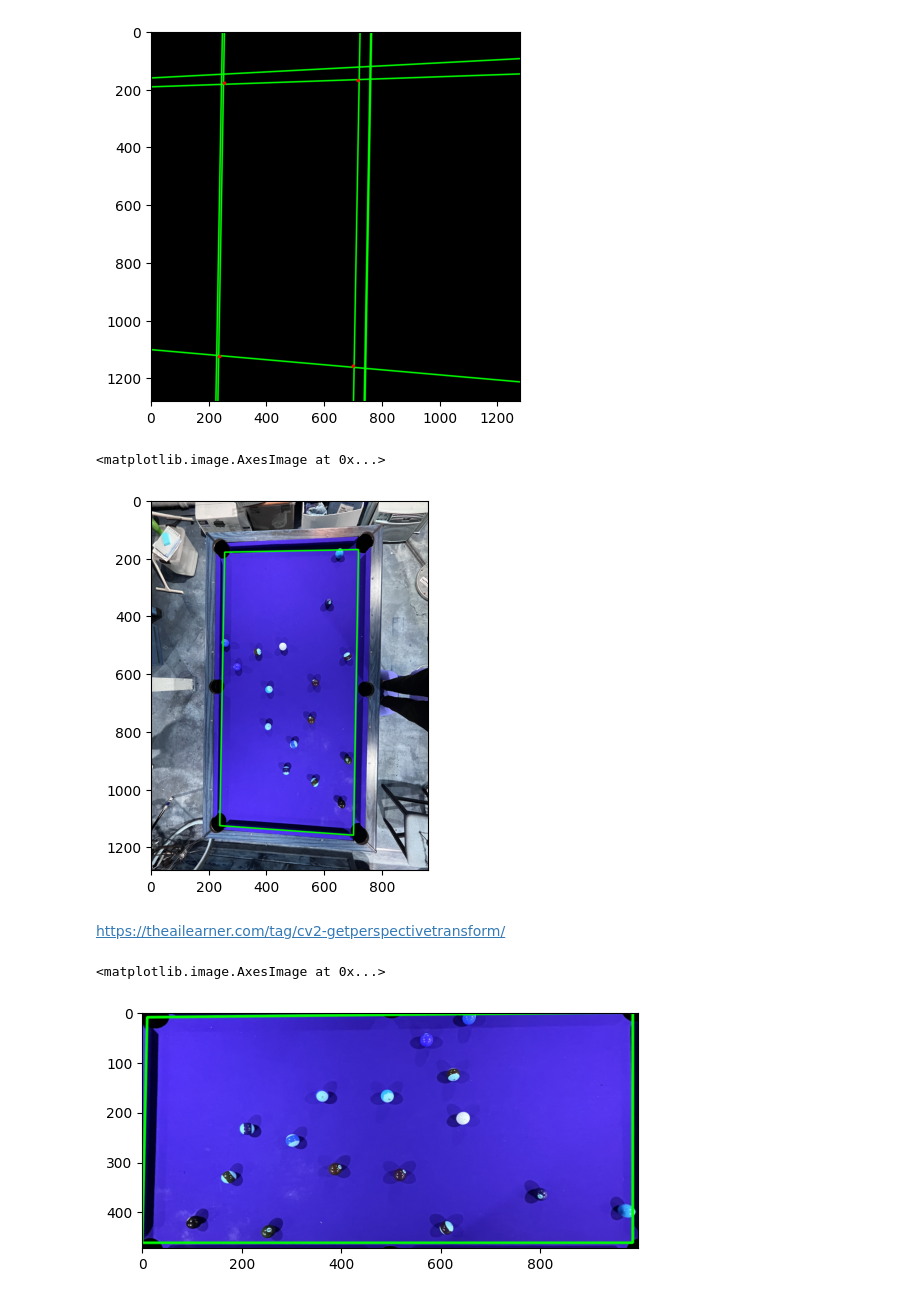
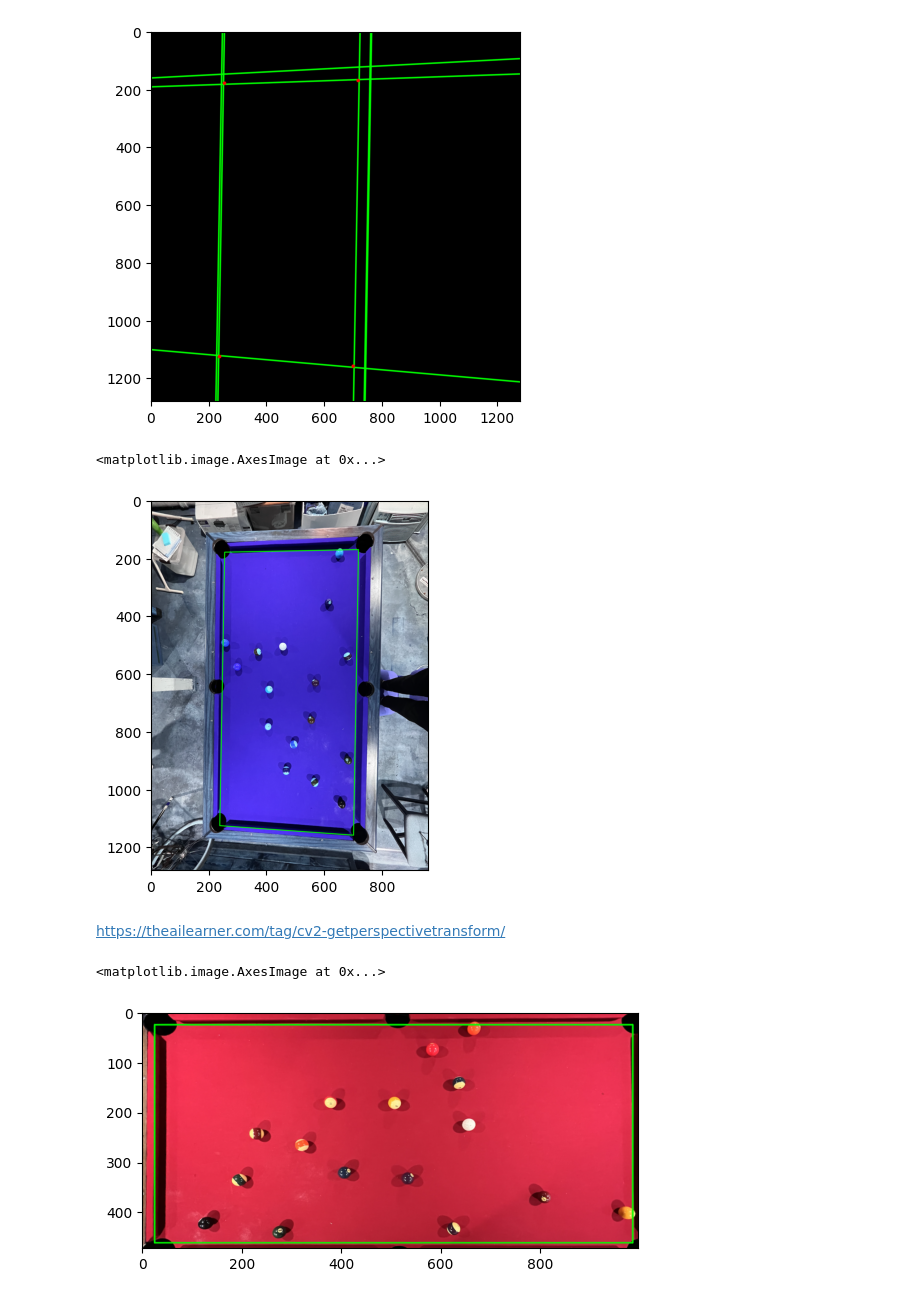
Before and after one commit to bennibbelink/cs766-final-project, a Jupyter notebook: pool_table.ipynb, the cells around one changed output. Saved outputs shown, nothing was run; the diff lists cells and outputs as text; code cells hidden in the pictures.

```diff
--- a/pool_table.ipynb
+++ b/pool_table.ipynb
@@ -0,0 +1,11 @@
+# %%
+import cv2
+import matplotlib.pyplot as plt
+import numpy as np
+import os
+DEBUG = False
+class Ball:
+    def __init__(self, team, label, loc):
+        self.team = team
+        self.label = label
+        self.loc = loc
@@ -24,16 +151,17 @@ plt.show()
 Limit the image to only the pool table. Credit to Ben.
 Perhaps could optimize to use a histogram to progamatically get the color of the felt
 # %%
-# order is blue, green, red
-lower_blue = np.array([0,0,150])
-upper_blue = np.array([150,100,255])
-# Threshold the HSV image to get only blue colors
-mask = cv2.inRange(image1, lower_blue, upper_blue)
-erosion = mask
-kernel = np.ones((7,7),np.uint8)
-dilation = cv2.dilate(erosion, kernel, iterations = 4)
+# # order is blue, green, red
+# lower_blue = np.array([0,0,150])
+# upper_blue = np.array([150,100,255])
+# # Threshold the HSV image to get only blue colors
+# mask = cv2.inRange(image1, lower_blue, upper_blue)
+# erosion = mask
+# kernel = np.ones((7,7),np.uint8)
+# dilation = cv2.dilate(erosion, kernel, iterations = 4)
+mask, result = mask_table(image1)
 # %%
-res = cv2.bitwise_and(edges, dilation)
+res = cv2.bitwise_and(edges, mask)
 plt.title('Only show the masked region')
 plt.imshow(res)
 plt.show()
@@ -164,35 +292,38 @@ plt.imshow(msk_lines_out)
 img_draw_box = image1.copy()
 
 
-cv2.line(img_draw_box, table_cornerUL, table_cornerUR, (0,255,0), 3, cv2.LINE_AA)
-cv2.line(img_draw_box, table_cornerUR, table_cornerLR, (0,255,0), 3, cv2.LINE_AA)
-cv2.line(img_draw_box, table_cornerLR, table_cornerLL, (0,255,0), 3, cv2.LINE_AA)
-cv2.line(img_draw_box, table_cornerLL, table_cornerUL, (0,255,0), 3, cv2.LINE_AA)
+cv2.line(img_draw_box, table_cornerUL, table_cornerUR, (0,255,0), 2, cv2.LINE_AA)
+cv2.line(img_draw_box, table_cornerUR, table_cornerLR, (0,255,0), 2, cv2.LINE_AA)
+cv2.line(img_draw_box, table_cornerLR, table_cornerLL, (0,255,0), 2, cv2.LINE_AA)
+cv2.line(img_draw_box, table_cornerLL, table_cornerUL, (0,255,0), 2, cv2.LINE_AA)
 
 plt.imshow(img_draw_box)
 # %% [output]
 <matplotlib.image.AxesImage at 0x...>
-[figure, old version]
+[figure, new version]
 # %% [markdown]
 https://theailearner.com/tag/cv2-getperspectivetransform/
 # %%
 src_cor = np.float32([table_cornerLL, table_cornerLR, table_cornerUR, table_cornerUL])
 width_1 = math.dist(table_cornerLL, table_cornerUL)
 width_2 = math.dist(table_cornerLR, table_cornerUR)
 max_width = max(int(width_1), int(width_2))
 
 height_1 = math.dist(table_cornerLL, table_cornerLR)
 height_2 = math.dist(table_cornerUL, table_cornerUR)
 max_height = max(int(height_1), int(height_2))
-dst_cor = np.float32([[10, 10],
-                        [0, max_height - 1],
-                        [max_width - 1, max_height - 1],
-                        [max_width - 1, 10]])
+dst_corLL = [25, 25]
+dst_corLR = [25, max_height - 1]
+dst_corUR = [max_width - 1, max_height - 1]
+dst_corUL = [max_width - 1, 25]
+dst_cor = np.float32([dst_corLL, dst_corLR, dst_corUR, dst_corUL])
 
 M = cv2.getPerspectiveTransform(src_cor, dst_cor)
 rotated_table = cv2.warpPerspective(img_draw_box,M,(max_width+10, max_height+10),flags=cv2.INTER_LINEAR)
+final_out = cv2.cvtColor(rotated_table, cv2.COLOR_BGR2RGB)
 
-plt.imshow(rotated_table)
+
+plt.imshow(final_out)
 # %% [output]
 <matplotlib.image.AxesImage at 0x...>
-[figure, old version]
+[figure, new version]
```
Also changed, not shown: parts of 7 cells of this notebook, 1 other file.
